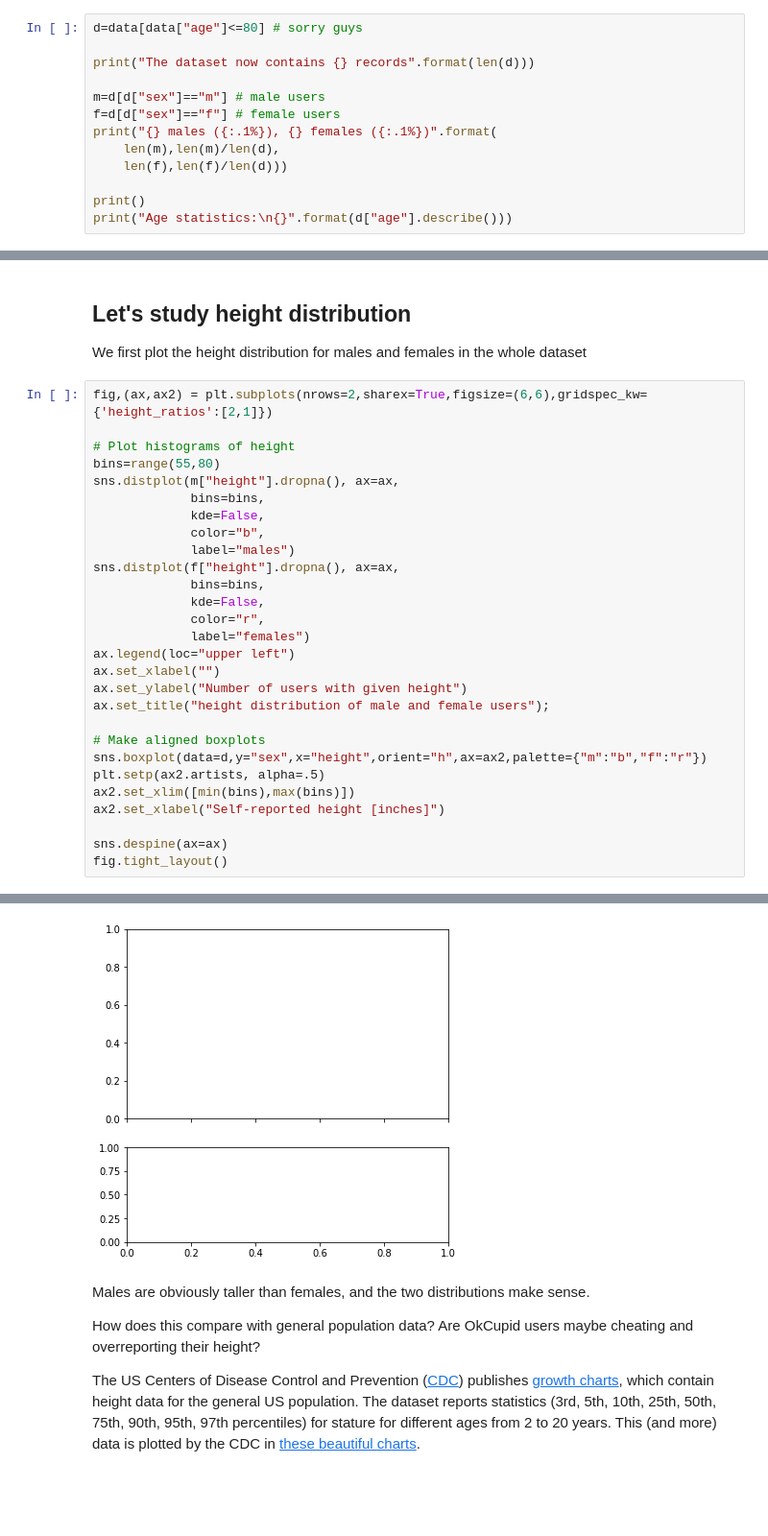
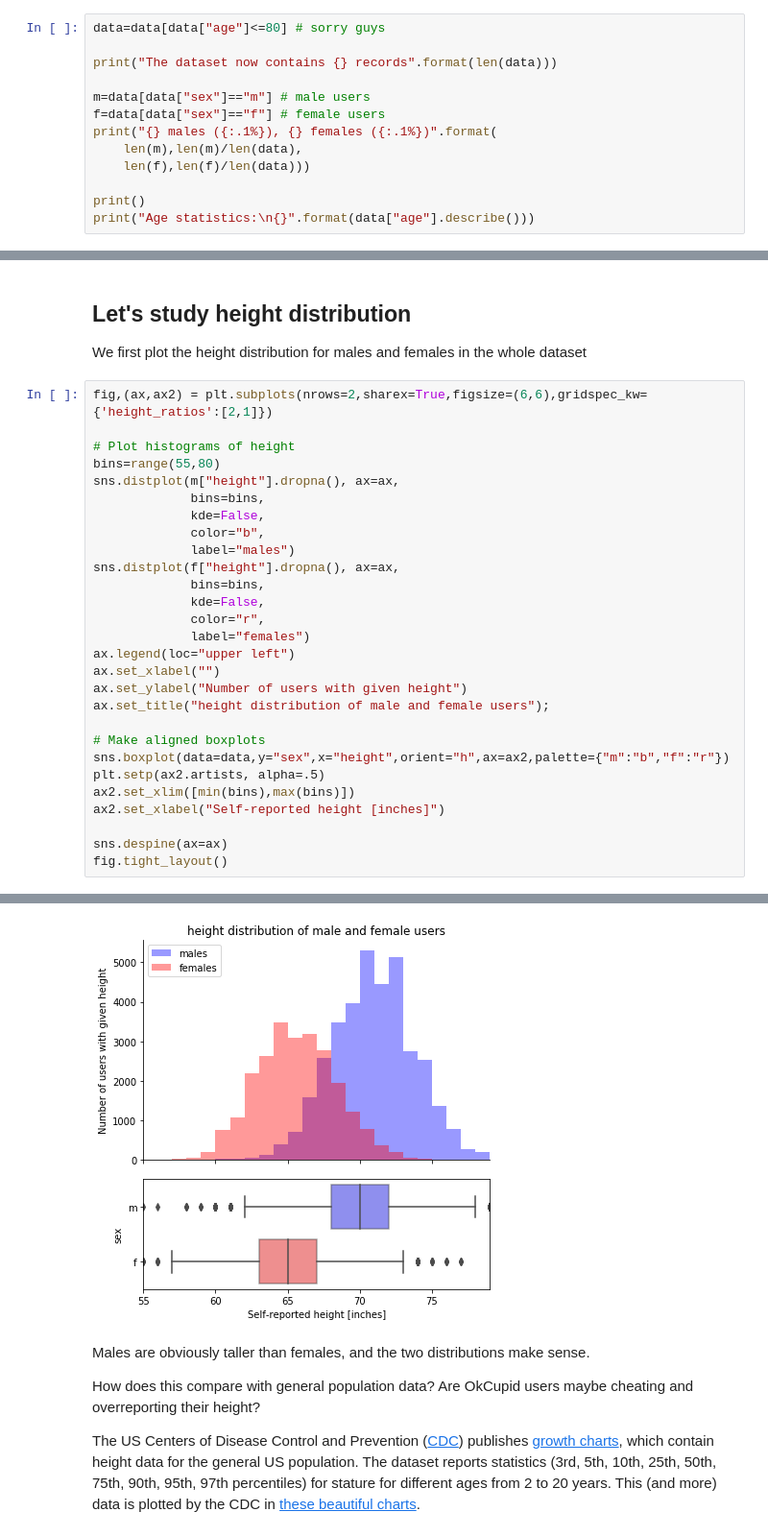
Before and after one commit to marcoag/hacking-online-dating, a Jupyter notebook: Data Science Workshop - Upcode Academy.ipynb, the cells around one changed output, grey strips where cells are left out. Shown at 96% size. Cells and saved outputs as stored; diff of their text form; blank space fills up the shorter version.

Commit message:
typos, fixes to data variable and bs4 dependency

```diff
--- a/Data Science Workshop - Upcode Academy.ipynb
+++ b/Data Science Workshop - Upcode Academy.ipynb
@@ -379,18 +402,18 @@ data[data["age"]>80].head()
 # %% [markdown]
 Let's assume the 110-year-old lady and the athletic 109-year-old gentleman (who's working on a masters program) are outliers: we get rid of them so the following plots look better. They didn't say much else about themselves, anyway.
 # %%
-d=data[data["age"]<=80] # sorry guys
+data=data[data["age"]<=80] # sorry guys
 
-print("The dataset now contains {} records".format(len(d)))
+print("The dataset now contains {} records".format(len(data)))
 
-m=d[d["sex"]=="m"] # male users
-f=d[d["sex"]=="f"] # female users
+m=data[data["sex"]=="m"] # male users
+f=data[data["sex"]=="f"] # female users
 print("{} males ({:.1%}), {} females ({:.1%})".format(
-    len(m),len(m)/len(d),
-    len(f),len(f)/len(d)))
+    len(m),len(m)/len(data),
+    len(f),len(f)/len(data)))
 
 print()
-print("Age statistics:\n{}".format(d["age"].describe()))
+print("Age statistics:\n{}".format(data["age"].describe()))
 # %% [output]
 The dataset now contains 59944 records
 35828 males (59.8%), 24116 females (40.2%)
@@ -503,7 +526,7 @@ ax.set_ylabel("Number of users with given height")
 ax.set_title("height distribution of male and female users");
 
 # Make aligned boxplots
-sns.boxplot(data=d,y="sex",x="height",orient="h",ax=ax2,palette={"m":"b","f":"r"})
+sns.boxplot(data=data,y="sex",x="height",orient="h",ax=ax2,palette={"m":"b","f":"r"})
 plt.setp(ax2.artists, alpha=.5)
 ax2.set_xlim([min(bins),max(bins)])
 ax2.set_xlabel("Self-reported height [inches]")
@@ -515,4 +537,4 @@ NameError: name 'm' is not defined
-[figure, old version]
+[figure, new version]
 # %% [markdown]
 Males are obviously taller than females, and the two distributions make sense.
 
```
Also changed, not shown: parts of 18 cells of this notebook, 2 other files.
